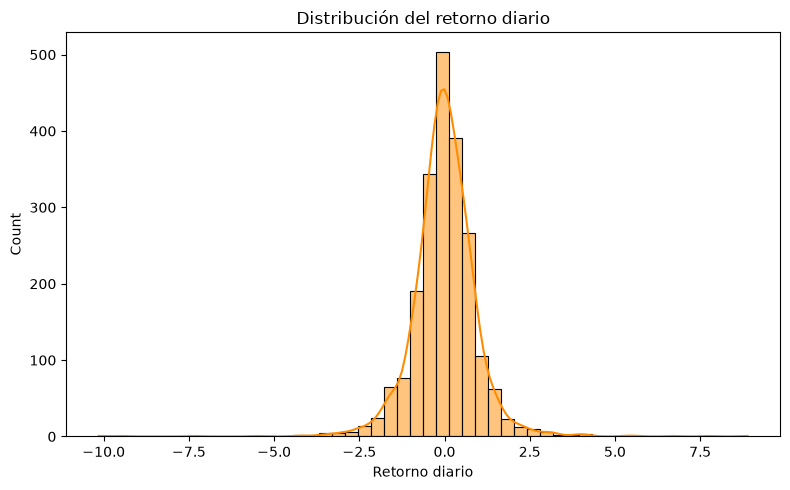
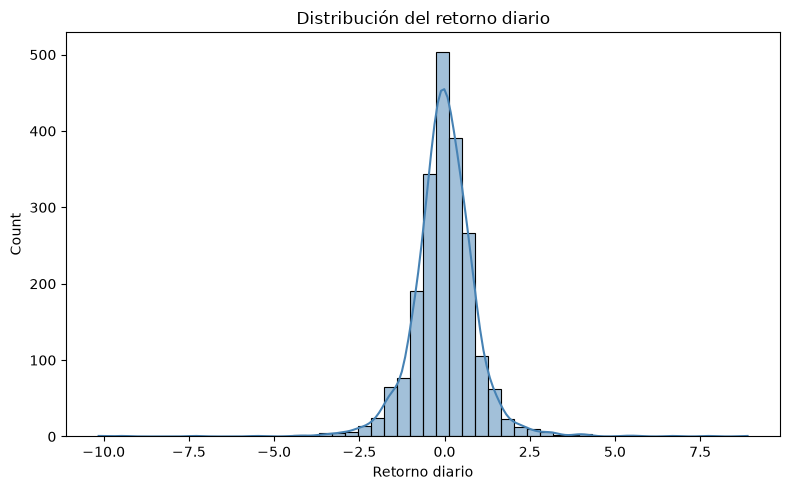
Code edit (unified diff) that turned the first committed figure into the second:
--- before
+++ after
@@ -1,7 +1,7 @@
-plt.figure(figsize=(8, 5))
-sns.histplot(df["daily_return"], bins=50, kde=True, color="darkorange")
-plt.title("Distribución del retorno diario")
-plt.xlabel("Retorno diario")
-plt.tight_layout()
-plt.savefig("../docs/eda_distribucion_retorno.png")
-plt.show()
+plot.figure(figsize=(8, 5))
+sns.histplot(df["daily_return"], bins=50, kde=True, color="steelblue")
+plot.title("Distribución del retorno diario")
+plot.xlabel("Retorno diario")
+plot.tight_layout()
+plot.savefig("../docs/eda_distribucion_retorno.png")
+plot.show()

Commit: Add presentation header to notebook